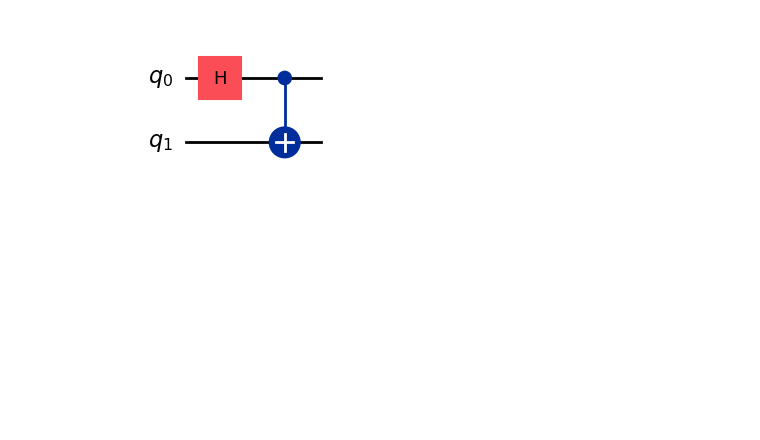
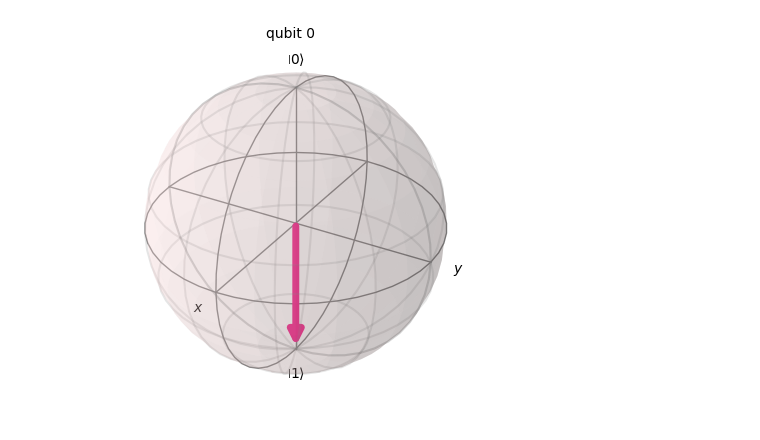
Before and after one commit to cka09191/Qiskit_Quantum_Information_Demo, a Jupyter notebook: ref_240325.ipynb, the cells around one changed output. Cells and saved outputs as stored; diff of their text form; code cells hidden in the pictures; blank space fills up the shorter version.

```diff
--- a/ref_240325.ipynb
+++ b/ref_240325.ipynb
@@ -1,22 +0,0 @@
-# %%
-from qiskit import *
-from qiskit.quantum_info import *
-from qiskit.transpiler.preset_passmanagers import *
-from qiskit_ibm_runtime import QiskitRuntimeService, EstimatorV2 as Estimator
-
-# Create a new circuit with two qubits (first argument) and two classical
-# bits (second argument)
-qc = QuantumCircuit(2)
-
-# Add a Hadamard gate to qubit 0
-qc.h(0)
-
-# Perform a controlled-X gate on qubit 1, controlled by qubit 0
-qc.cx(0, 1)
-
-# Return a drawing of the circuit using MatPlotLib ("mpl"). This is the
-# last line of the cell, so the drawing appears in the cell output.
-# Remove the "mpl" argument to get a text drawing.
-qc.draw("mpl")
-# %% [output]
-[figure, removed]
@@ -24,0 +7,8 @@ import
+# %%
+qr = QuantumRegister(1, 'qubit')
+qc2 = QuantumCircuit(qr)
+qc2.initialize((1/np.sqrt(2),1/np.sqrt(2)))
+qc2.ry(np.pi/2,[0])
+plot_bloch_multivector(Statevector.from_instruction(qc2))
+# %% [output]
+[figure, added]
```
Also changed, not shown: parts of 10 cells of this notebook.
